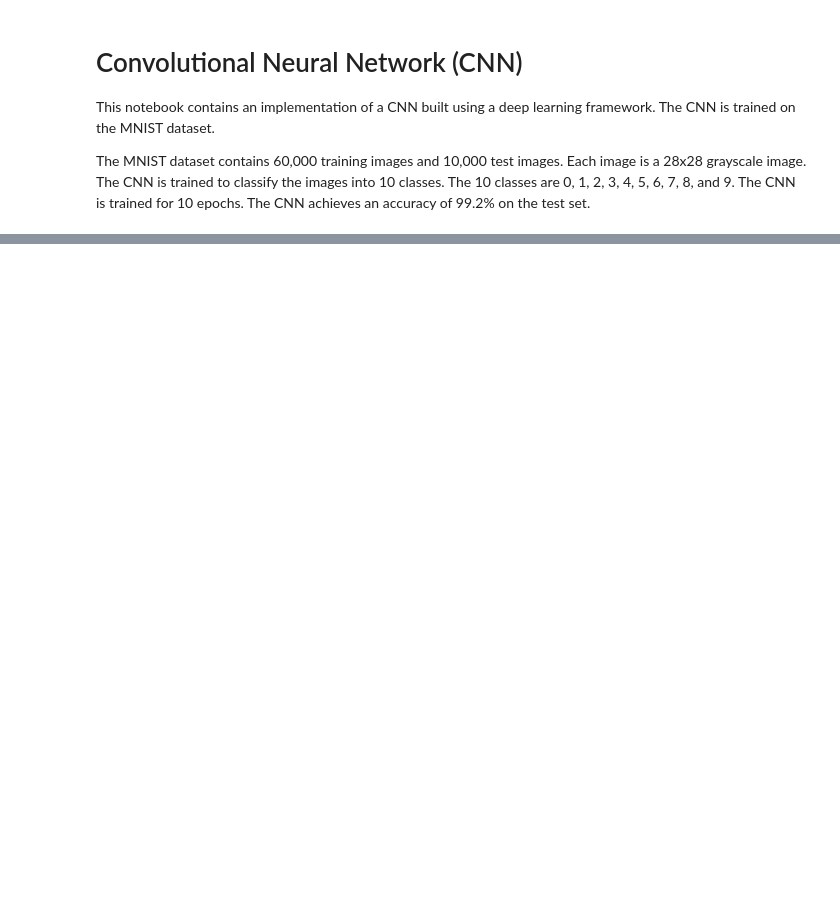
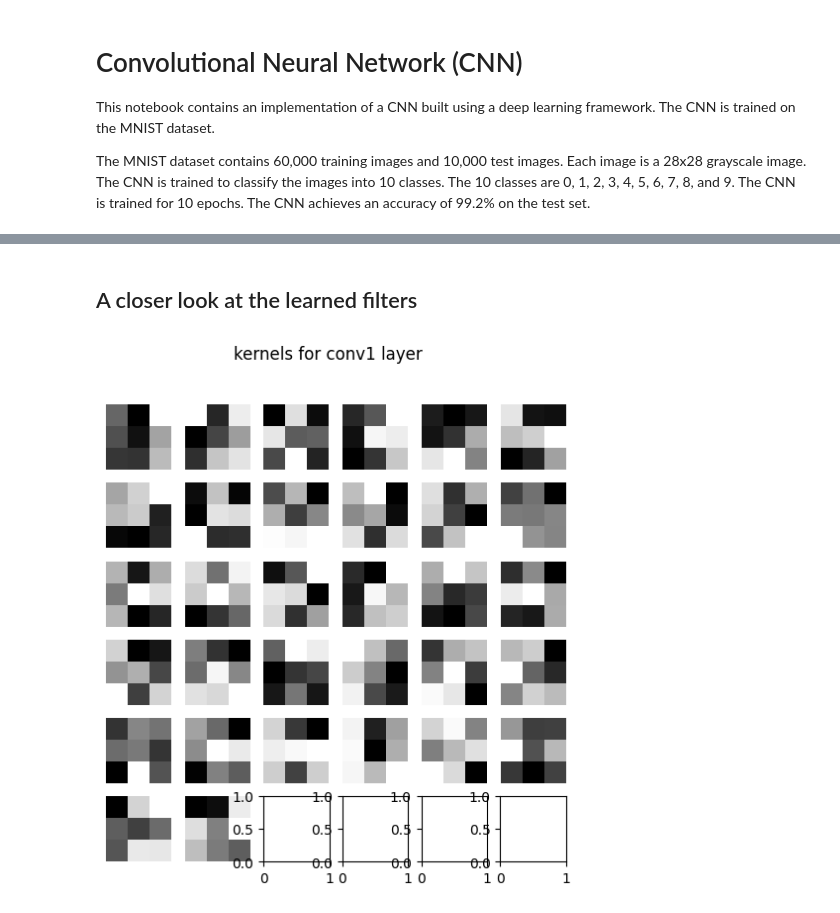
Before and after one commit to Aakash-Tripathi/CNN, a Jupyter notebook: src/pytorch.ipynb, the cells around one changed output, grey strips where cells are left out. Cells and saved outputs as stored; diff of their text form; code cells hidden in the pictures; blank space fills up the shorter version.

```diff
--- a/src/pytorch.ipynb
+++ b/src/pytorch.ipynb
@@ -204,0 +122,33 @@ Test Acc: 99.03%
+# %% [markdown]
+## A closer look at the learned filters
+# %%
+conv = Net()
+checkpoint = torch.load('../models/best_model.pt')
+conv.load_state_dict(checkpoint)
+
+def get_kernels(layer):
+    if layer == 'conv1':
+        kernels = conv.conv1.weight.detach().clone()
+    elif layer == 'conv2':
+        kernels = conv.conv2.weight.detach().clone()
+    kernels = kernels - kernels.min() / kernels.max() - kernels.min()
+    return kernels
+
+def plot_kernels(kernels, layer):
+    n_kernels = kernels.shape[0]
+    n_rows = np.ceil(np.sqrt(n_kernels)).astype(int)
+    n_cols = np.ceil(n_kernels / n_rows).astype(int)
+    fig, ax = plt.subplots(n_rows, n_cols, figsize=(n_cols, n_rows))
+    for i in range(n_rows):
+        for j in range(n_cols):
+            if i * n_cols + j < n_kernels:
+                ax[i, j].imshow(kernels[i * n_cols + j][0, :, :], cmap='gray')
+                ax[i, j].axis('off')
+    plt.suptitle(f'kernels for {layer} layer')
+    plt.show()
+# %%
+layer = 'conv1'
+kernels = get_kernels(layer)
+plot_kernels(kernels, layer)
+# %% [output]
+[figure, added]
```
Also changed, not shown: parts of 14 cells of this notebook.
